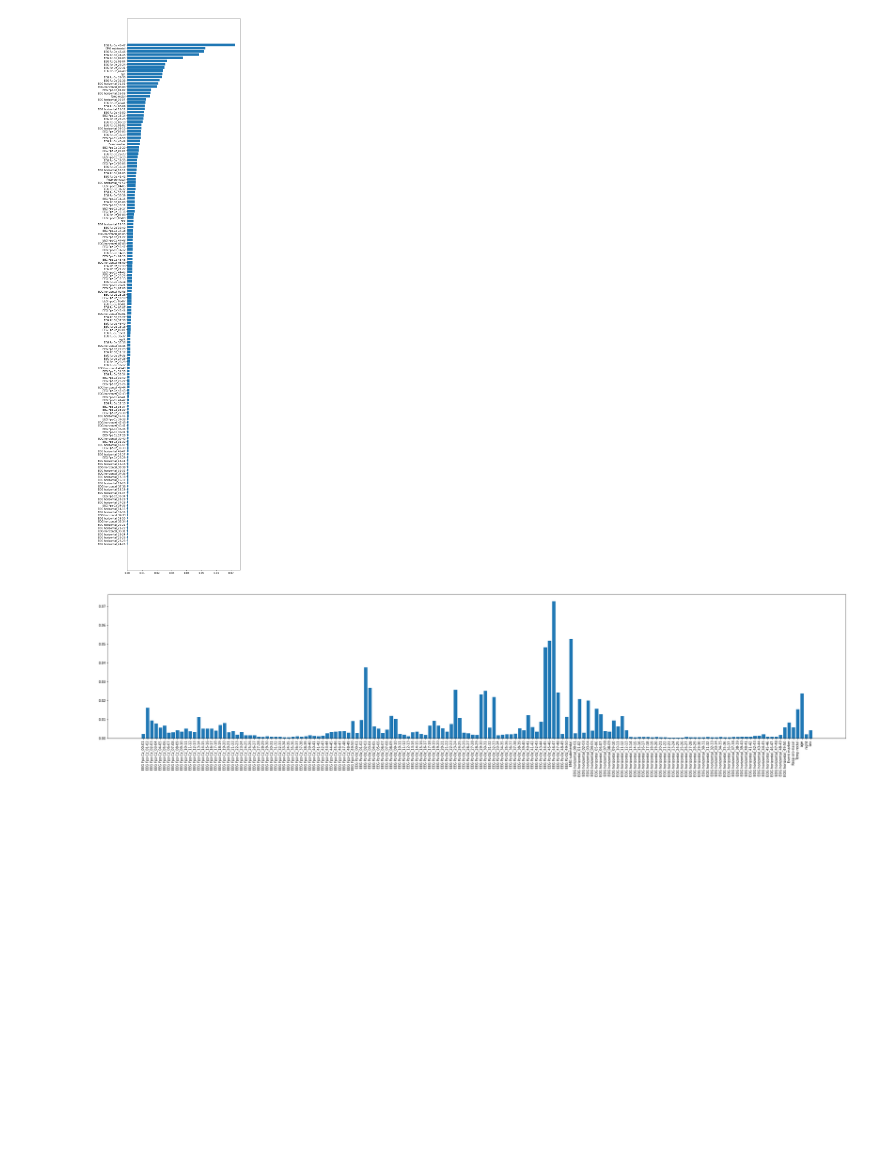
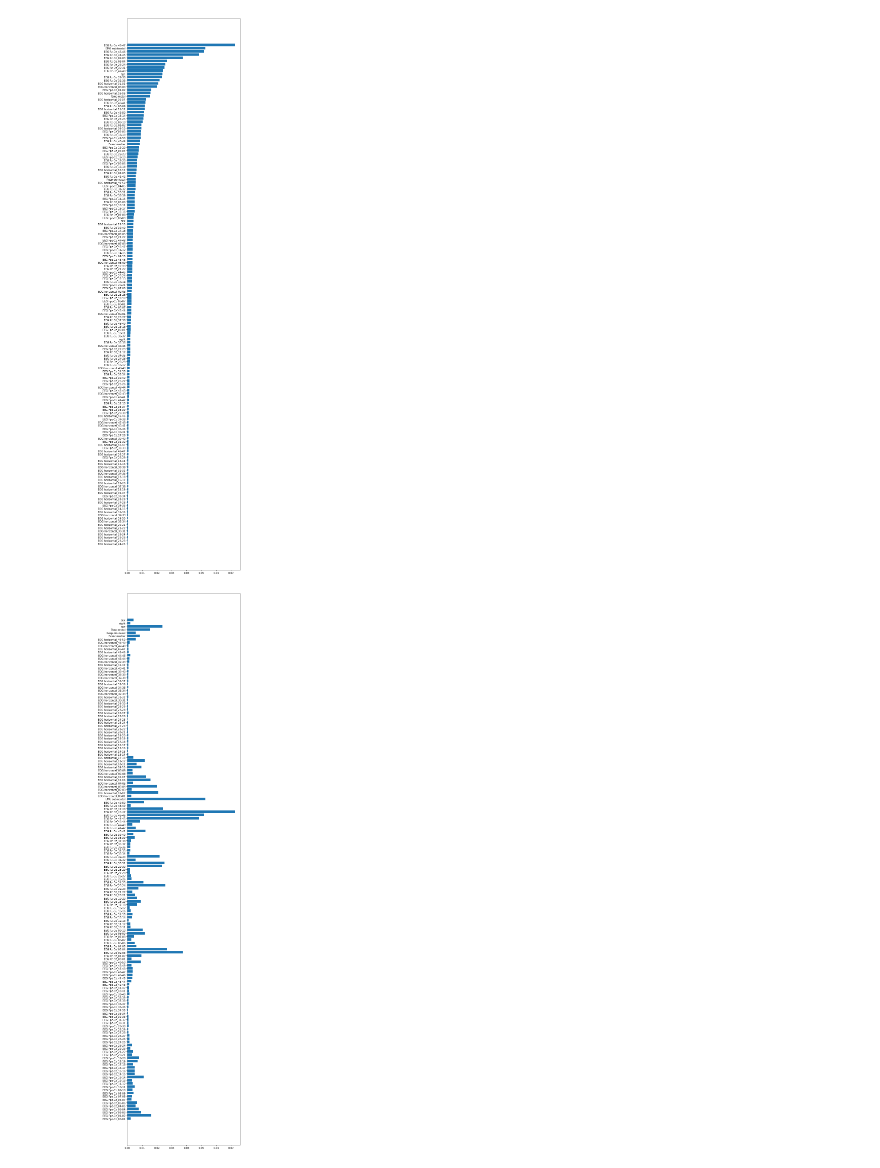
Before and after one commit to Sato-Daichi/Sleep_Stage_Detection, a Jupyter notebook: notebooks/tabular.ipynb, the cells around one changed output. Saved outputs shown, nothing was run; the diff lists cells and outputs as text; code cells hidden in the pictures; blank space fills up the shorter version.

```diff
--- a/notebooks/tabular.ipynb
+++ b/notebooks/tabular.ipynb
@@ -287,11 +287,10 @@ plt.show()
 # %%
 # indexでソートして表示
 sorted_importance = importance.sort_index()
 
-plt.figure(figsize=(40, 8))
-plt.bar(sorted_importance.index, sorted_importance.importance)
-plt.xticks(sorted_importance.index, rotation=90)
+plt.figure(figsize=(8, 40))
+plt.barh(sorted_importance.index, sorted_importance.importance)
 plt.savefig(DATA_DIR / "importance_plot/exp05_sort_index.jpg", dpi=200)
 plt.show()
 # %% [output]
-[figure, old version]
+[figure, new version]
```
Also changed, not shown: 1 other file.
